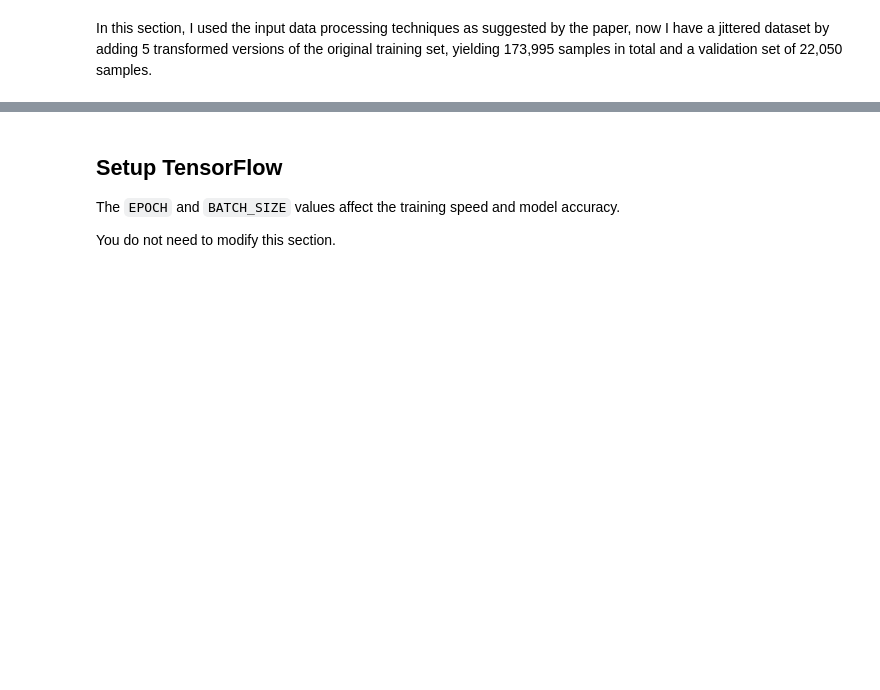
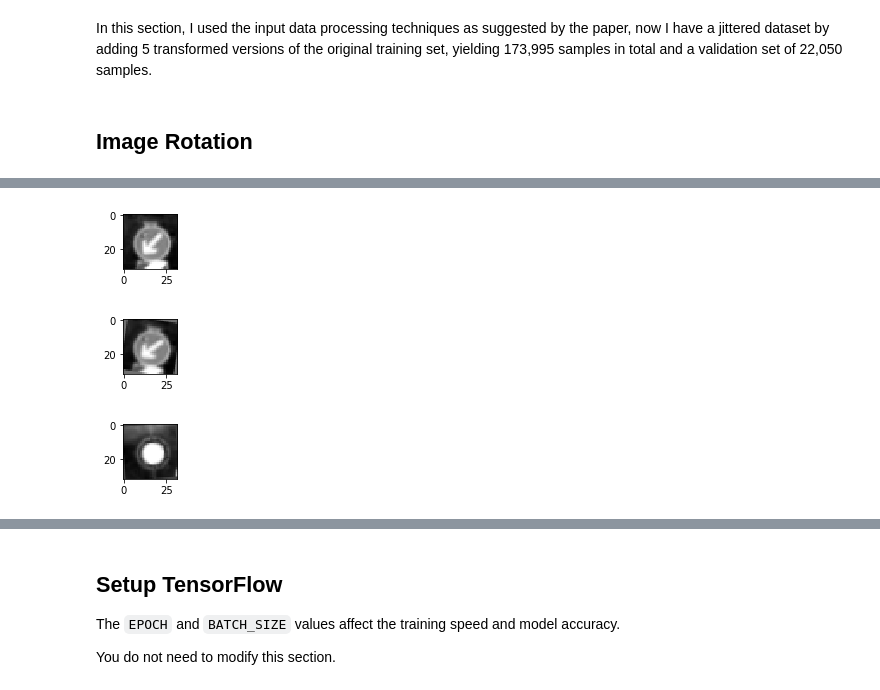
Before and after one commit to MyadaRoshdi/LeNet5-Lab2, a Jupyter notebook: LeNet-Lab-Solution.ipynb, the cells around one changed output, grey strips where cells are left out. Cells and saved outputs as stored; diff of their text form; code cells hidden in the pictures; blank space fills up the shorter version.

Commit message:
Rotation is added

```diff
--- a/LeNet-Lab-Solution.ipynb
+++ b/LeNet-Lab-Solution.ipynb
@@ -215,3 +212,77 @@ Augmenting the training set might help improve model performance. Common data au
 In this section, I used the input data processing techniques as suggested by the paper, now I have a jittered dataset by adding 5
 transformed versions of the original training set, yielding
 173,995 samples in total and a validation set of 22,050 samples.
+# %% [markdown]
+## Image Rotation
+# %%
+import cv2
+
+
+
+def Rotating(input):
+    output = []
+    for i in range (len(input)):
+        # Choose a random angle between -15 and 15 to do the rotation
+        angle = np.random.randint(-15, 15)
+        img_center = tuple(np.array(input[i].shape)[:2]/2)
+        M = cv2.getRotationMatrix2D(img_center,angle,1.0)
+        img = cv2.warpAffine(input[i], M, input[i].shape[:2],flags=cv2.INTER_LINEAR)
+        img = img[:,:,np.newaxis]
+        output.append(img)
+
+
+    return output
+
+# Augmenting both training and validation datasets with Randomly rotated images, expecting a doupled sized datasets
+input = X_train
+input_y = y_train
+X_train_rotated = Rotating(input)
+valid = X_validation
+valid_y = y_validation
+X_validation_rotated= Rotating(valid)
+
+
+
+# display an Image before and after rotation
+
+
+print ("An Image before Rotation: ")
+image = X_train[10].squeeze()
+plt.figure(figsize=(1,1))
+plt.imshow(image, cmap="gray")
+print(y_train[10])
+
+
+print ("An Image after Rotation: ")
+image = X_train_rotated[10].squeeze()
+plt.figure(figsize=(1,1))
+plt.imshow(image, cmap="gray")
+print(y_train[10])
+
+
+X_train = np.concatenate((X_train, X_train_rotated), axis=0)
+y_train = np.concatenate((y_train, input_y), axis=0)
+
+X_validation = np.concatenate((X_validation, X_validation_rotated), axis=0)
+y_validation = np.concatenate((y_validation, valid_y), axis=0)
+
+
+print ("Check matching the sign name after Rotation and concatenation: ")
+image = X_train[50000].squeeze()
+plt.figure(figsize=(1,1))
+plt.imshow(image, cmap="gray")
+print(y_train[50000])
+
+# Shuffle new training data
+X_train, y_train = shuffle(X_train, y_train)
+
+# Shuffle new validation data
+X_validation, y_validation = shuffle(X_validation, y_validation)
+
+print()
+print("Image Shape: {}".format(X_train[0].shape))
+print()
+print("Training Set:   {} samples".format(len(X_train)))
+print("Validation Set: {} samples".format(len(X_validation)))
+print("Test Set:       {} samples".format(len(X_test)))
+# %% [output]
@@ -218,3 +301,6 @@ transformed versions of the original training set, yielding
+[figure, added]
+[figure, added]
+[figure, added]
 # %%
 # Adding scaled images as more samples
 # transrom the input data to rotated data then add to the input and shuffle both, expecting to have # of training samples= 69,598
```
Also changed, not shown: parts of 16 cells of this notebook.
